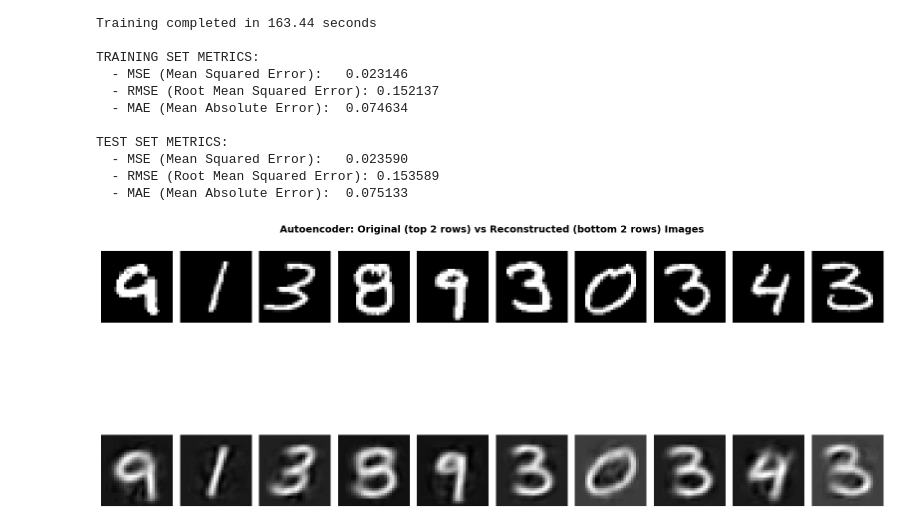
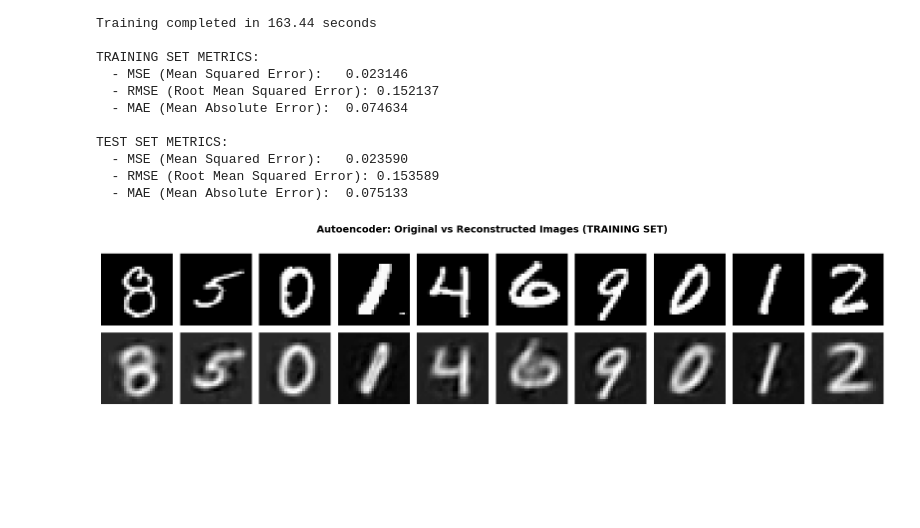
Before and after one commit to francois-thievon/MosAIk, a Jupyter notebook: demonstration/demo_mnist.ipynb, the cells around one changed output. Drawn from its saved outputs; the diff is of its cells as text; code cells hidden in the pictures; blank space fills up the shorter version.

Commit message:
autoencodeur reconstruction test et train

```diff
--- a/demonstration/demo_mnist.ipynb
+++ b/demonstration/demo_mnist.ipynb
@@ -375,44 +375,67 @@ TEST SET METRICS:
   - MAE (Mean Absolute Error):  0.075133
 # %%
 # Visualization of autoencoder reconstructions
-# Display original vs reconstructed images from test set
+# Display original vs reconstructed images from TRAINING set
 
-fig, axes = plt.subplots(4, 10, figsize=(16, 8))
-fig.suptitle('Autoencoder: Original (top 2 rows) vs Reconstructed (bottom 2 rows) Images',
+fig1, axes1 = plt.subplots(2, 10, figsize=(16, 4))
+fig1.suptitle('Autoencoder: Original vs Reconstructed Images (TRAINING SET)',
              fontsize=14, fontweight='bold')
 
-# Select 10 random images from test set
-random_indices = np.random.choice(len(X_test), 10, replace=False)
+# Select 10 random images from training set
+train_indices = np.random.choice(len(X_train), 10, replace=False)
 
-# Original images (top 2 rows)
-for idx, img_idx in enumerate(random_indices):
-    # Reshape to 28x28 and display
-    original_img = X_test[img_idx].reshape(28, 28)
-    axes[0, idx].imshow(original_img, cmap='gray')
-    axes[0, idx].axis('off')
+# Original images
+for idx, img_idx in enumerate(train_indices):
+    original_img = X_train[img_idx].reshape(28, 28)
+    axes1[0, idx].imshow(original_img, cmap='gray')
+    axes1[0, idx].axis('off')
     if idx == 0:
-        axes[0, idx].set_ylabel('Original', fontsize=11, fontweight='bold')
+        axes1[0, idx].set_ylabel('Original', fontsize=11, fontweight='bold')
 
-# Reconstructed images (bottom 2 rows)
-for idx, img_idx in enumerate(random_indices):
-    # Reshape to 28x28 and display
-    reconstructed_img = X_pred_test[img_idx].reshape(28, 28)
-    axes[2, idx].imshow(reconstructed_img, cmap='gray')
-    axes[2, idx].axis('off')
+# Reconstructed images
+for idx, img_idx in enumerate(train_indices):
+    reconstructed_img = X_pred_train[img_idx].reshape(28, 28)
+    axes1[1, idx].imshow(reconstructed_img, cmap='gray')
+    axes1[1, idx].axis('off')
     if idx == 0:
-        axes[2, idx].set_ylabel('Reconstructed', fontsize=11, fontweight='bold')
-
-# Remove middle rows
-fig.delaxes(axes[1, 0])
-fig.delaxes(axes[3, 0])
-for idx in range(1, 10):
-    fig.delaxes(axes[1, idx])
-    fig.delaxes(axes[3, idx])
+        axes1[1, idx].set_ylabel('Reconstructed', fontsize=11, fontweight='bold')
 
 plt.tight_layout()
 plt.show()
 
-print("\nAutoencoder Reconstruction Examples (Test Set):")
-print(f"  - Displayed {len(random_indices)} random examples")
+print("\nAutoencoder Reconstruction Examples (TRAINING SET):")
+print(f"  - Displayed {len(train_indices)} random examples")
+
+# Visualization of autoencoder reconstructions
+# Display original vs reconstructed images from TEST set
+
+fig2, axes2 = plt.subplots(2, 10, figsize=(16, 4))
+fig2.suptitle('Autoencoder: Original vs Reconstructed Images (TEST SET)',
+             fontsize=14, fontweight='bold')
+
+# Select 10 random images from test set
+test_indices = np.random.choice(len(X_test), 10, replace=False)
+
+# Original images
+for idx, img_idx in enumerate(test_indices):
+    original_img = X_test[img_idx].reshape(28, 28)
+    axes2[0, idx].imshow(original_img, cmap='gray')
+    axes2[0, idx].axis('off')
+    if idx == 0:
+        axes2[0, idx].set_ylabel('Original', fontsize=11, fontweight='bold')
+
+# Reconstructed images
+for idx, img_idx in enumerate(test_indices):
+    reconstructed_img = X_pred_test[img_idx].reshape(28, 28)
+    axes2[1, idx].imshow(reconstructed_img, cmap='gray')
+    axes2[1, idx].axis('off')
+    if idx == 0:
+        axes2[1, idx].set_ylabel('Reconstructed', fontsize=11, fontweight='bold')
+
+plt.tight_layout()
+plt.show()
+
+print("\nAutoencoder Reconstruction Examples (TEST SET):")
+print(f"  - Displayed {len(test_indices)} random examples")
 # %% [output]
-[figure, old version]
+[figure, new version]
```
Also changed, not shown: parts of 1 cell of this notebook.
